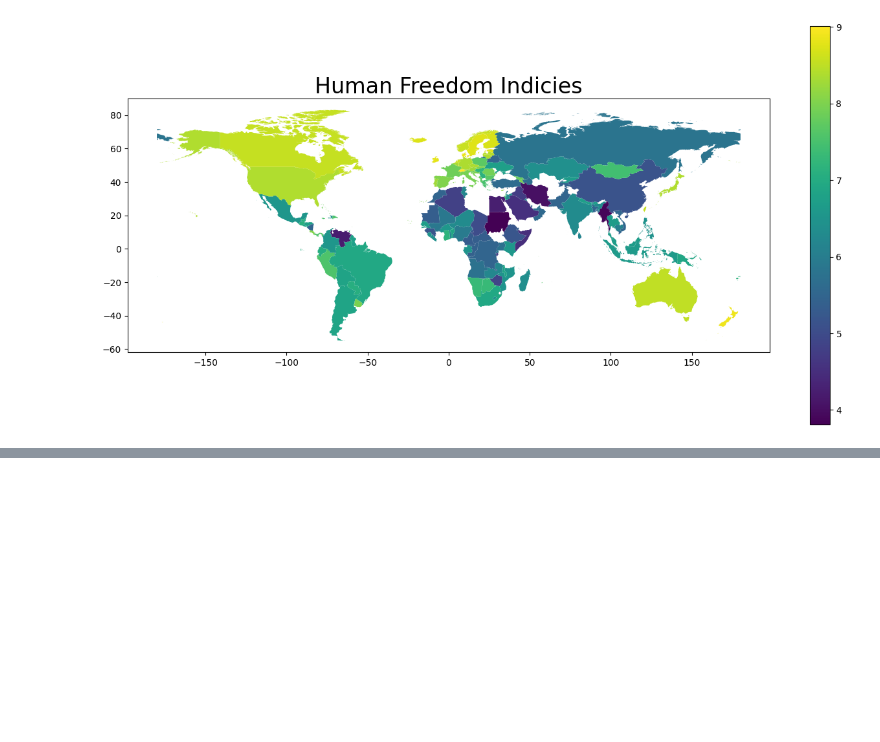
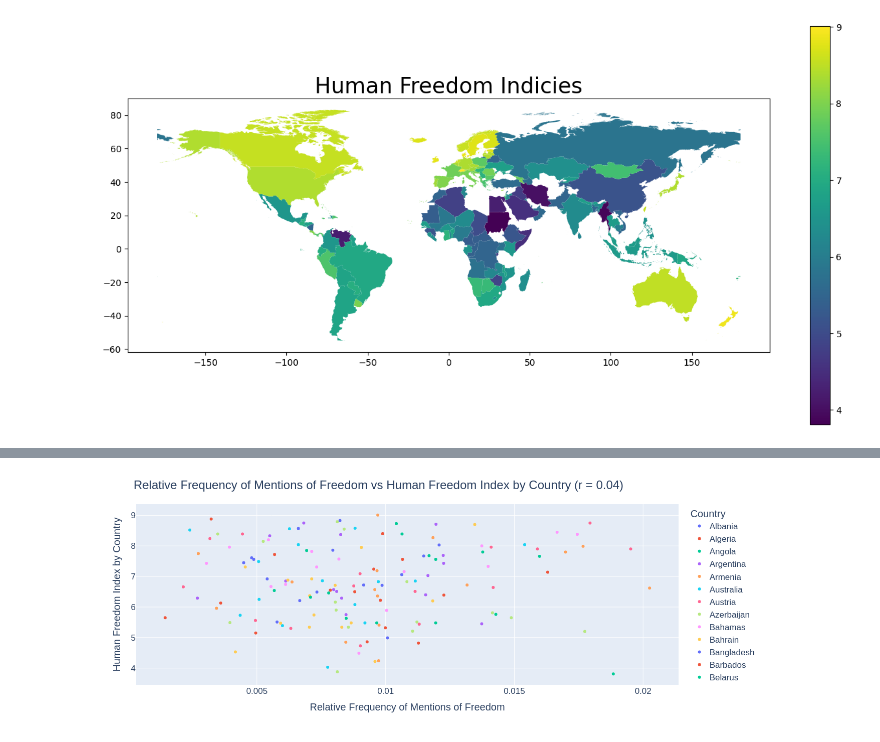
Before and after one commit to klobell/constitutions, a Jupyter notebook: freedom_analysis.ipynb, the cells around one changed output, grey strips where cells are left out. Cells and saved outputs as stored; diff of their text form; code cells hidden in the pictures; blank space fills up the shorter version.

```diff
--- a/freedom_analysis.ipynb
+++ b/freedom_analysis.ipynb
@@ -26,6 +26,8 @@ constitutions_gdf.plot()
 [figure]
 # %%
 # mergings dfs
+import pandas as pd
+constitutions_df = pd.read_csv("constitutions.csv")
 
 constitutions_gdf = constitutions_gdf.merge(
     constitutions_df,
@@ -97,5 +99,9 @@ fig.update_layout(
     font={"size": 17}
 )
 
-fig
+
+#displaying static image
+fig.write_image("plot.png", width=1500, height=500)
+from IPython.display import Image
+Image("plot.png", width=1500, height=500)
 # %% [output]
@@ -102,0 +108 @@ fig
+[figure, added]
```
Also changed, not shown: parts of 1 cell of this notebook.
